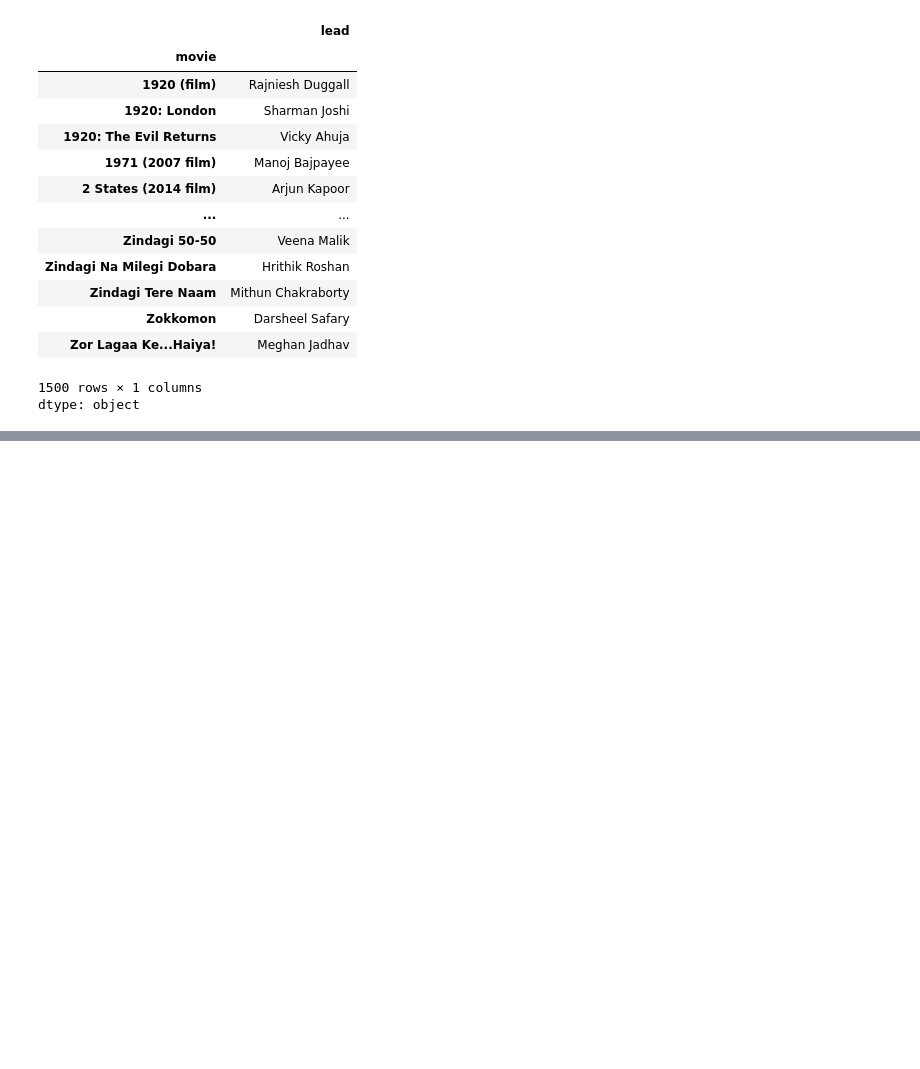
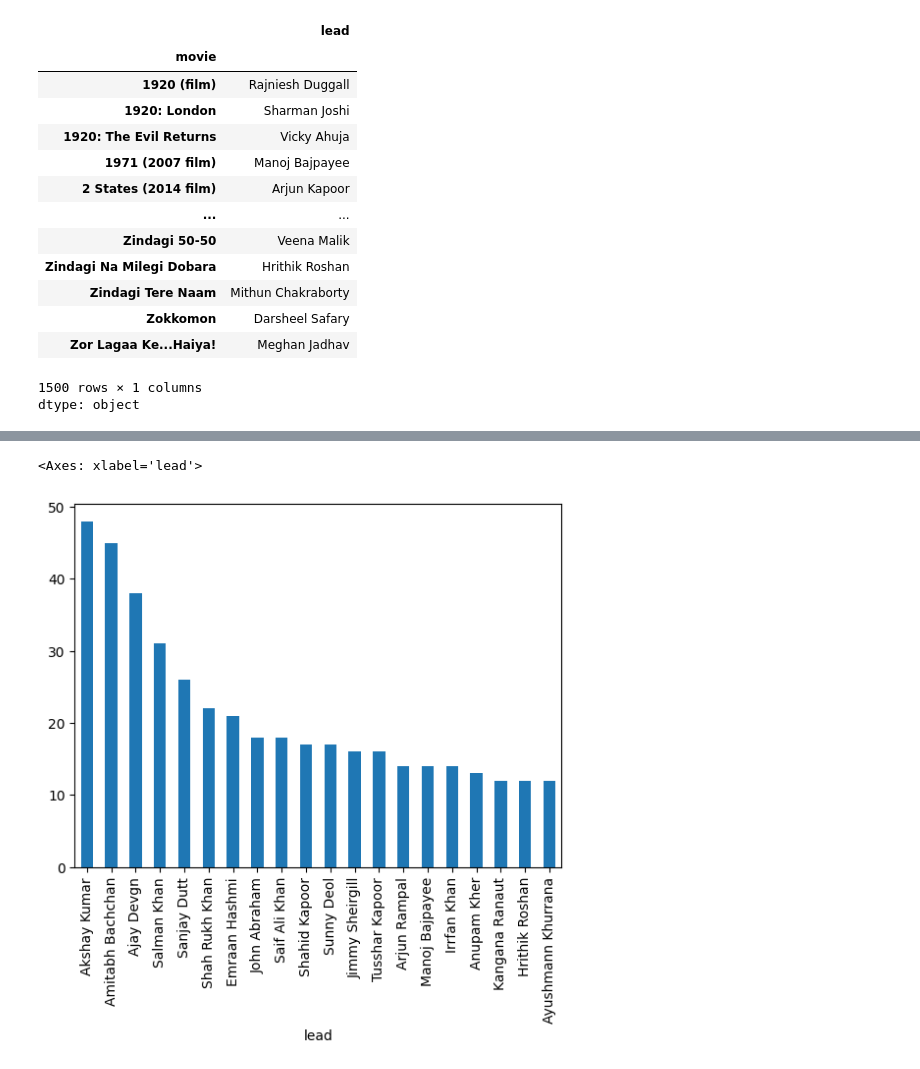
Before and after one commit to GitTanish/lvlPython, a Jupyter notebook: Pandas_1.ipynb, the cells around one changed output, grey strips where cells are left out. Drawn from its saved outputs; the diff is of its cells as text; code cells hidden in the pictures; blank space fills up the shorter version.

```diff
--- a/Pandas_1.ipynb
+++ b/Pandas_1.ipynb
@@ -301,0 +463,4 @@ dtype: object
+# %%
+# using index label
+movie['Student of the Year 2'] = 'Ananya Pandey'
+movie
@@ -301,0 +620,5 @@ dtype: object
+# %%
+movie.value_counts().head(20).plot(kind='bar') # amazing bhai
+# %% [output]
+<Axes: xlabel='lead'>
+[figure, added]
```
Also changed, not shown: parts of 41 cells of this notebook.
